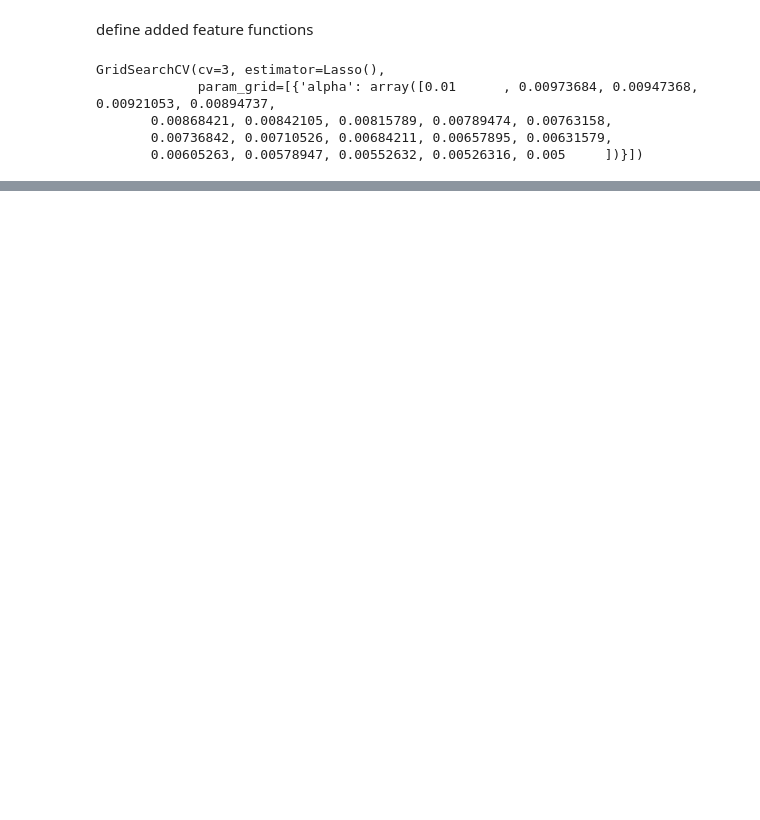
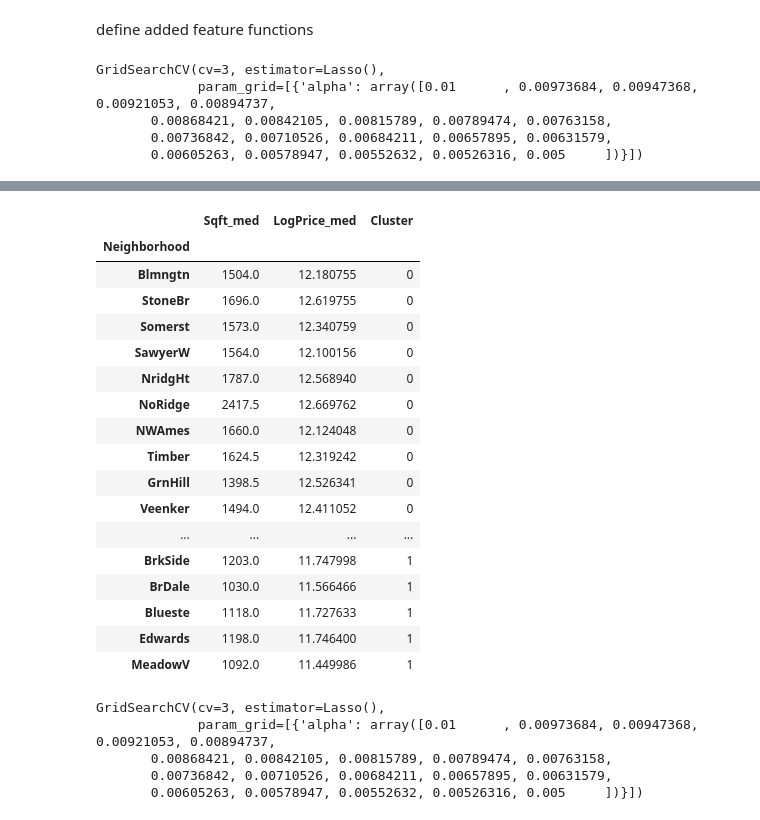
Before and after one commit to nikita-agrawal/Ames-Housing-Analysis, a Jupyter notebook: Hayden/lasso_feature_polynomial.ipynb, the cells around one changed output, grey strips where cells are left out. Drawn from its saved outputs; the diff is of its cells as text; code cells hidden in the pictures; blank space fills up the shorter version.

```diff
--- a/Hayden/lasso_feature_polynomial.ipynb
+++ b/Hayden/lasso_feature_polynomial.ipynb
@@ -375,0 +384,8 @@ coef_df.head(20)
+# %%
+nhds = train.loc[:,['Neighborhood', 'GrLivArea']]
+nhds['LogSalePrice'] = np.log(train['SalePrice'])
+# %%
+nhds = nhds.groupby('Neighborhood').agg(
+    Sqft_med=pd.NamedAgg('GrLivArea',np.median),
+    LogPrice_med=pd.NamedAgg('LogSalePrice',np.median)
+).fillna(0)
@@ -375,0 +394,28 @@ coef_df.head(20)
+# %%
+X = nhds
+scaler = StandardScaler()
+X = scaler.fit_transform(X)
+
+clusterer = KMeans(n_clusters=2, random_state=42)
+cluster_labels = clusterer.fit_predict(X)
+nhds['Cluster'] = cluster_labels
+nhds.sort_values('Cluster')
+# %% [output]
+|  | Sqft_med | LogPrice_med | Cluster |
+| Neighborhood |  |  |  |
+| Blmngtn | 1504.0 | 12.180755 | 0 |
+| StoneBr | 1696.0 | 12.619755 | 0 |
+| Somerst | 1573.0 | 12.340759 | 0 |
+| SawyerW | 1564.0 | 12.100156 | 0 |
+| NridgHt | 1787.0 | 12.568940 | 0 |
+| NoRidge | 2417.5 | 12.669762 | 0 |
+| NWAmes | 1660.0 | 12.124048 | 0 |
+| Timber | 1624.5 | 12.319242 | 0 |
+| GrnHill | 1398.5 | 12.526341 | 0 |
+| Veenker | 1494.0 | 12.411052 | 0 |
+| ... | ... | ... | ... |
+| BrkSide | 1203.0 | 11.747998 | 1 |
+| BrDale | 1030.0 | 11.566466 | 1 |
+| Blueste | 1118.0 | 11.727633 | 1 |
+| Edwards | 1198.0 | 11.746400 | 1 |
+| MeadowV | 1092.0 | 11.449986 | 1 |
@@ -375,0 +434,25 @@ coef_df.head(20)
+# %%
+
+scaler = StandardScaler(with_mean=False)
+lasso = Lasso()
+
+X = train_0.drop(['SalePrice'],axis=1)
+transformer = ColumnTransformer([("Cat",
+                                  OneHotEncoder(handle_unknown = 'ignore'),
+                                  cat_feats)], remainder='passthrough')
+X = transformer.fit_transform(X)
+X = scaler.fit_transform(X)
+y = np.log(train_0['SalePrice'])
+
+# Grid Search set up.
+
+alphas = np.linspace(.01, .005, 20)
+tuned_parameters = [{'alpha': alphas}]
+clf = GridSearchCV(lasso, tuned_parameters, cv=3)
+clf.fit(X, y)
+# %% [output]
+GridSearchCV(cv=3, estimator=Lasso(),
+             param_grid=[{'alpha': array([0.01      , 0.00973684, 0.00947368, 0.00921053, 0.00894737,
+       0.00868421, 0.00842105, 0.00815789, 0.00789474, 0.00763158,
+       0.00736842, 0.00710526, 0.00684211, 0.00657895, 0.00631579,
+       0.00605263, 0.00578947, 0.00552632, 0.00526316, 0.005     ])}])
```
Also changed, not shown: parts of 21 cells of this notebook.
